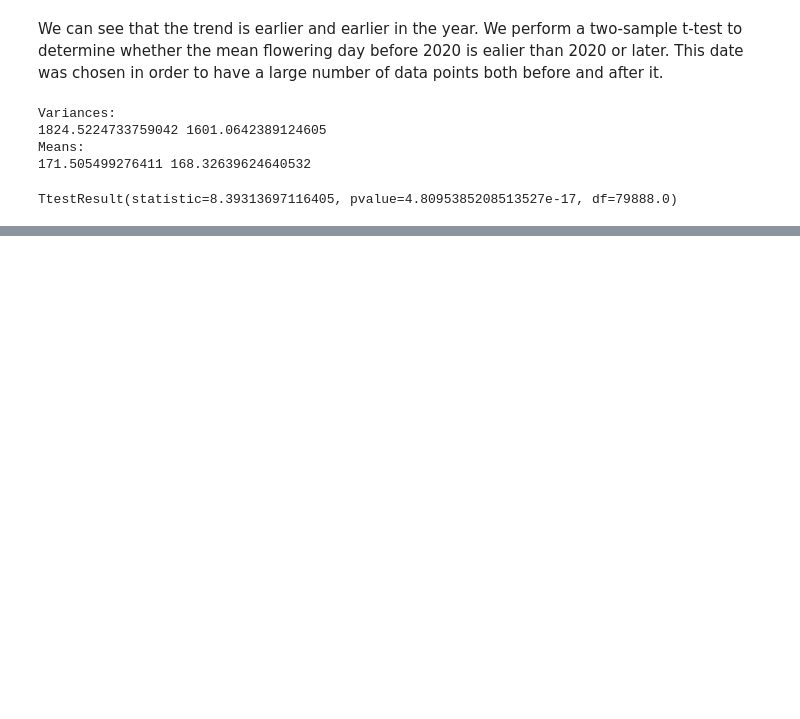
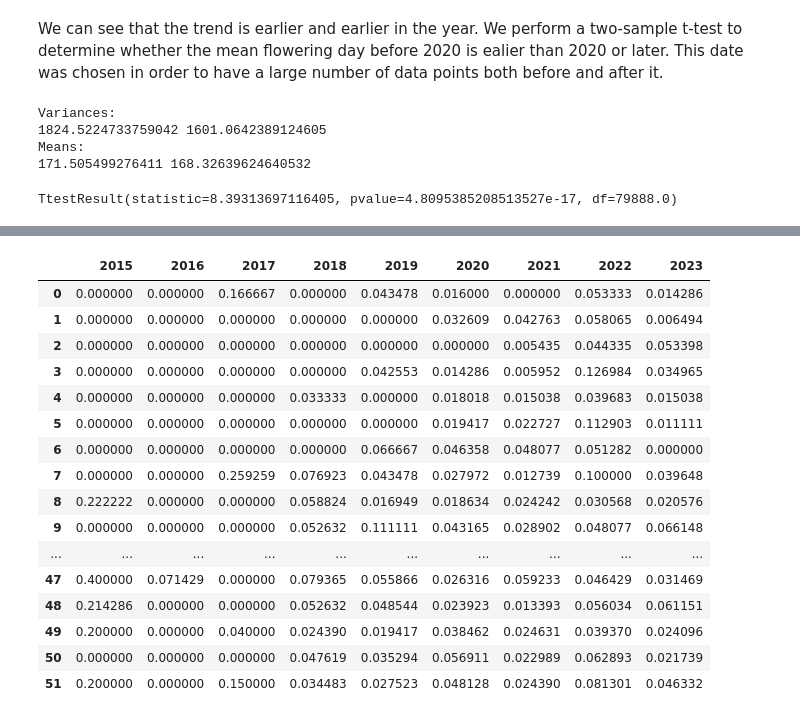
Before and after one commit to SeanHaight/FlowerIdentificationProject, a Jupyter notebook: Notebooks/Roses/rose_Hypothesis_Testing.ipynb, the cells around one changed output, grey strips where cells are left out. Cells and saved outputs as stored; diff of their text form; code cells hidden in the pictures; blank space fills up the shorter version.

```diff
--- a/Notebooks/Roses/rose_Hypothesis_Testing.ipynb
+++ b/Notebooks/Roses/rose_Hypothesis_Testing.ipynb
@@ -169,0 +208,20 @@ This is the two-sided p-value. Since the after mean is smaller then the one side
+# %%
+proportions
+# %% [output]
+|  | 2015 | 2016 | 2017 | 2018 | 2019 | 2020 | 2021 | 2022 | 2023 |
+| 0 | 0.000000 | 0.000000 | 0.166667 | 0.000000 | 0.043478 | 0.016000 | 0.000000 | 0.053333 | 0.014286 |
+| 1 | 0.000000 | 0.000000 | 0.000000 | 0.000000 | 0.000000 | 0.032609 | 0.042763 | 0.058065 | 0.006494 |
+| 2 | 0.000000 | 0.000000 | 0.000000 | 0.000000 | 0.000000 | 0.000000 | 0.005435 | 0.044335 | 0.053398 |
+| 3 | 0.000000 | 0.000000 | 0.000000 | 0.000000 | 0.042553 | 0.014286 | 0.005952 | 0.126984 | 0.034965 |
+| 4 | 0.000000 | 0.000000 | 0.000000 | 0.033333 | 0.000000 | 0.018018 | 0.015038 | 0.039683 | 0.015038 |
+| 5 | 0.000000 | 0.000000 | 0.000000 | 0.000000 | 0.000000 | 0.019417 | 0.022727 | 0.112903 | 0.011111 |
+| 6 | 0.000000 | 0.000000 | 0.000000 | 0.000000 | 0.066667 | 0.046358 | 0.048077 | 0.051282 | 0.000000 |
+| 7 | 0.000000 | 0.000000 | 0.259259 | 0.076923 | 0.043478 | 0.027972 | 0.012739 | 0.100000 | 0.039648 |
+| 8 | 0.222222 | 0.000000 | 0.000000 | 0.058824 | 0.016949 | 0.018634 | 0.024242 | 0.030568 | 0.020576 |
+| 9 | 0.000000 | 0.000000 | 0.000000 | 0.052632 | 0.111111 | 0.043165 | 0.028902 | 0.048077 | 0.066148 |
+| ... | ... | ... | ... | ... | ... | ... | ... | ... | ... |
+| 47 | 0.400000 | 0.071429 | 0.000000 | 0.079365 | 0.055866 | 0.026316 | 0.059233 | 0.046429 | 0.031469 |
+| 48 | 0.214286 | 0.000000 | 0.000000 | 0.052632 | 0.048544 | 0.023923 | 0.013393 | 0.056034 | 0.061151 |
+| 49 | 0.200000 | 0.000000 | 0.040000 | 0.024390 | 0.019417 | 0.038462 | 0.024631 | 0.039370 | 0.024096 |
+| 50 | 0.000000 | 0.000000 | 0.000000 | 0.047619 | 0.035294 | 0.056911 | 0.022989 | 0.062893 | 0.021739 |
+| 51 | 0.200000 | 0.000000 | 0.150000 | 0.034483 | 0.027523 | 0.048128 | 0.024390 | 0.081301 | 0.046332 |
```
Also changed, not shown: parts of 9 cells of this notebook, 1 other file.
